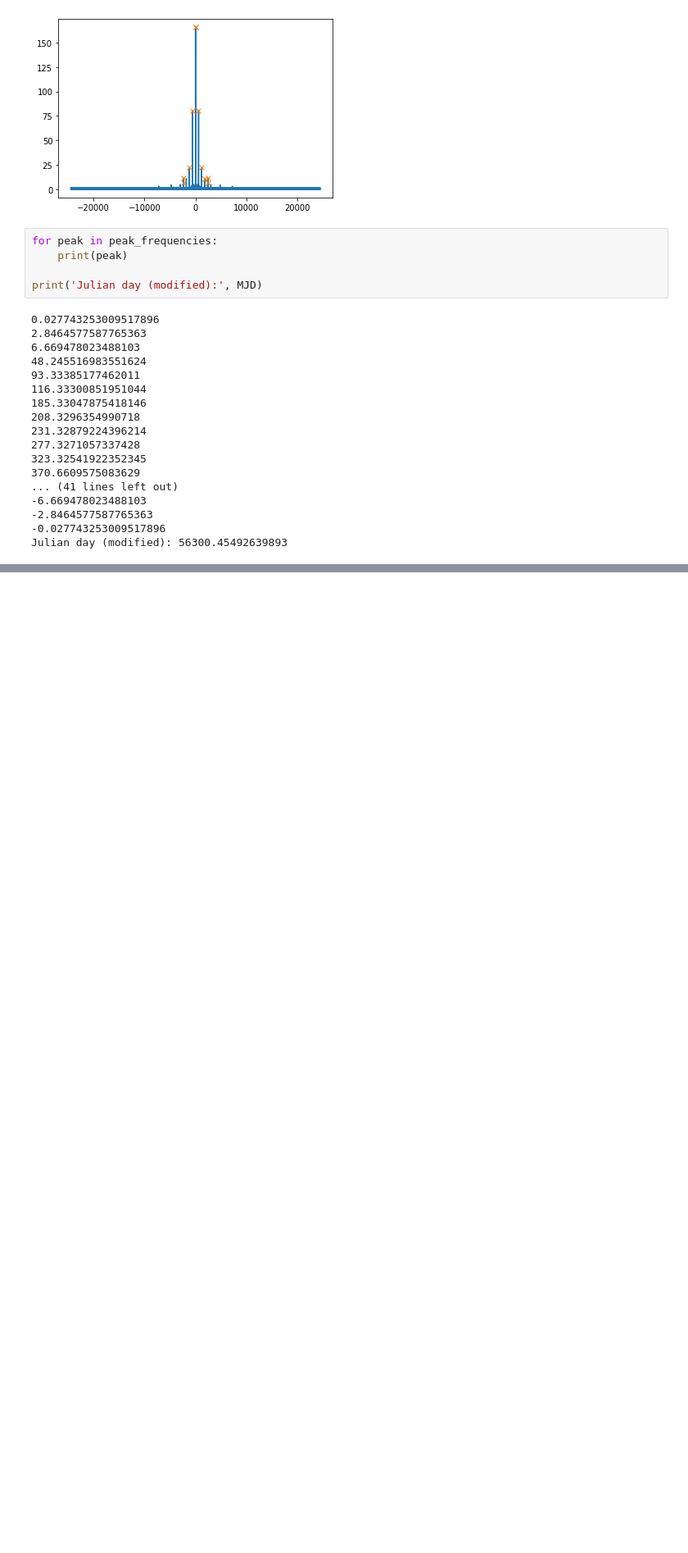
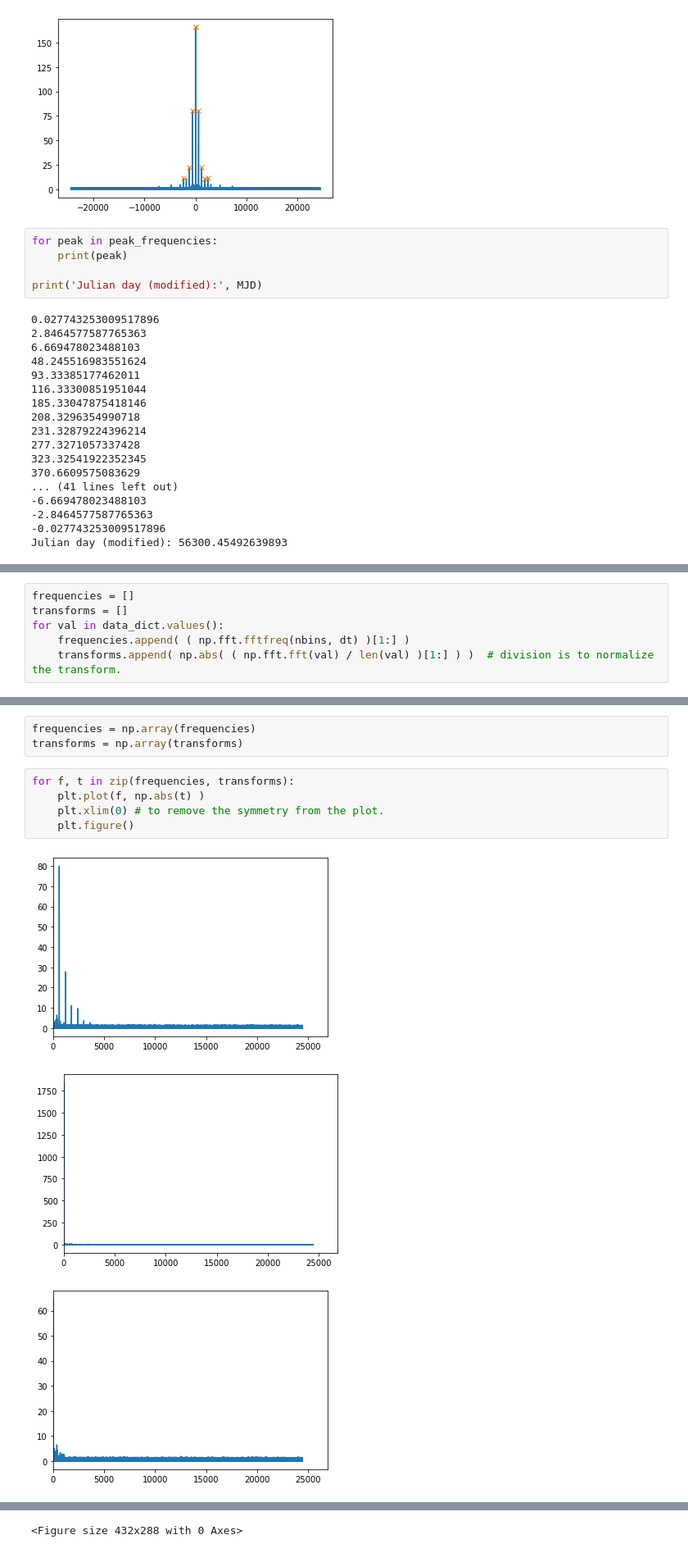
Before and after one commit to Yousousen/pulsar_analysis, a Jupyter notebook: src/script/rough_analysis_pulsar2.ipynb, the cells around one changed output, grey strips where cells are left out. Shown at 82% size. Cells and saved outputs as stored; diff of their text form; blank space fills up the shorter version.

```diff
--- a/src/script/rough_analysis_pulsar2.ipynb
+++ b/src/script/rough_analysis_pulsar2.ipynb
@@ -184,0 +197,6 @@ for i, label in enumerate(annotations):
+# %%
+frequencies = []
+transforms = []
+for val in data_dict.values():
+    frequencies.append( ( np.fft.fftfreq(nbins, dt) )[1:] )
+    transforms.append( np.abs( ( np.fft.fft(val) / len(val) )[1:] ) )  # division is to normalize the transform.
@@ -184,0 +209,12 @@ for i, label in enumerate(annotations):
+# %%
+frequencies = np.array(frequencies)
+transforms = np.array(transforms)
+# %%
+for f, t in zip(frequencies, transforms):
+    plt.plot(f, np.abs(t) )
+    plt.xlim(0) # to remove the symmetry from the plot.
+    plt.figure()
+# %% [output]
+[figure, added]
+[figure, added]
+[figure, added]
@@ -184,0 +229 @@ for i, label in enumerate(annotations):
+<Figure size 432x288 with 0 Axes>
```
Also changed, not shown: parts of 14 cells of this notebook, 1 other file.
